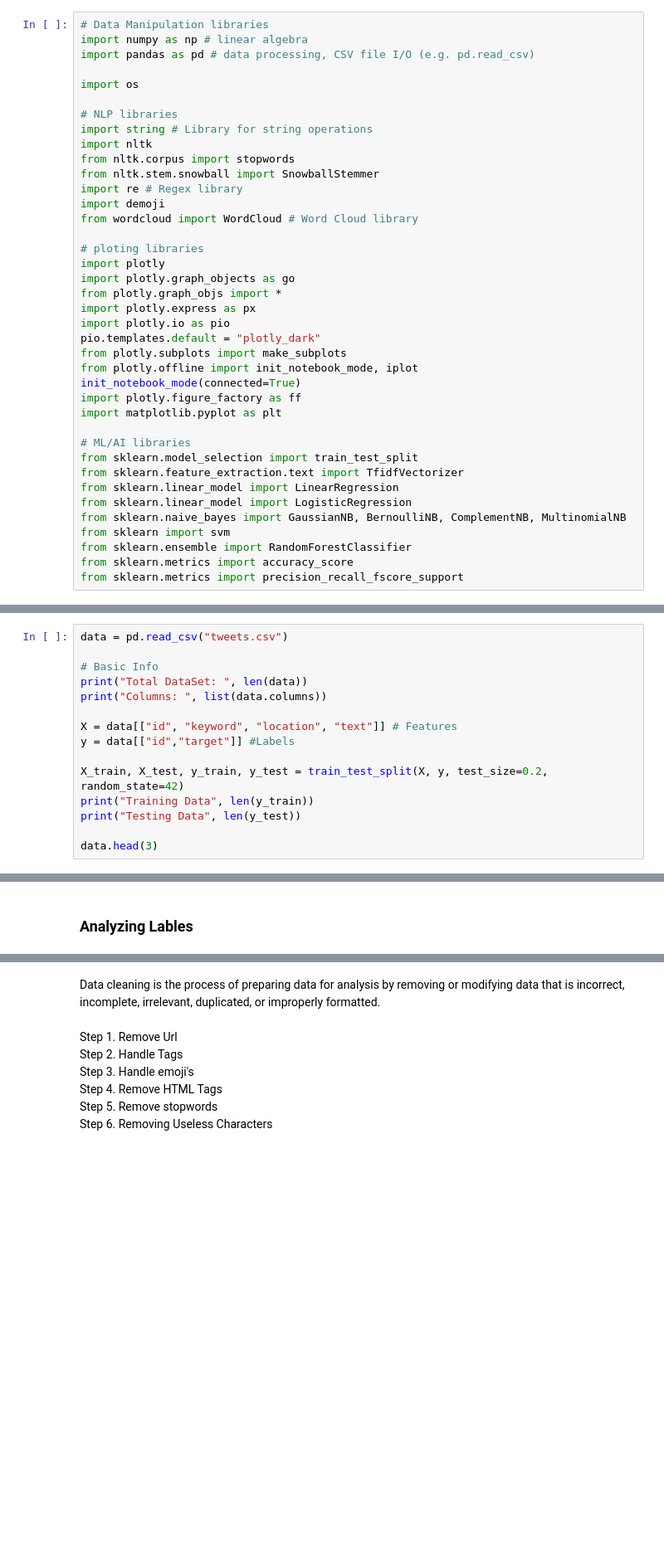
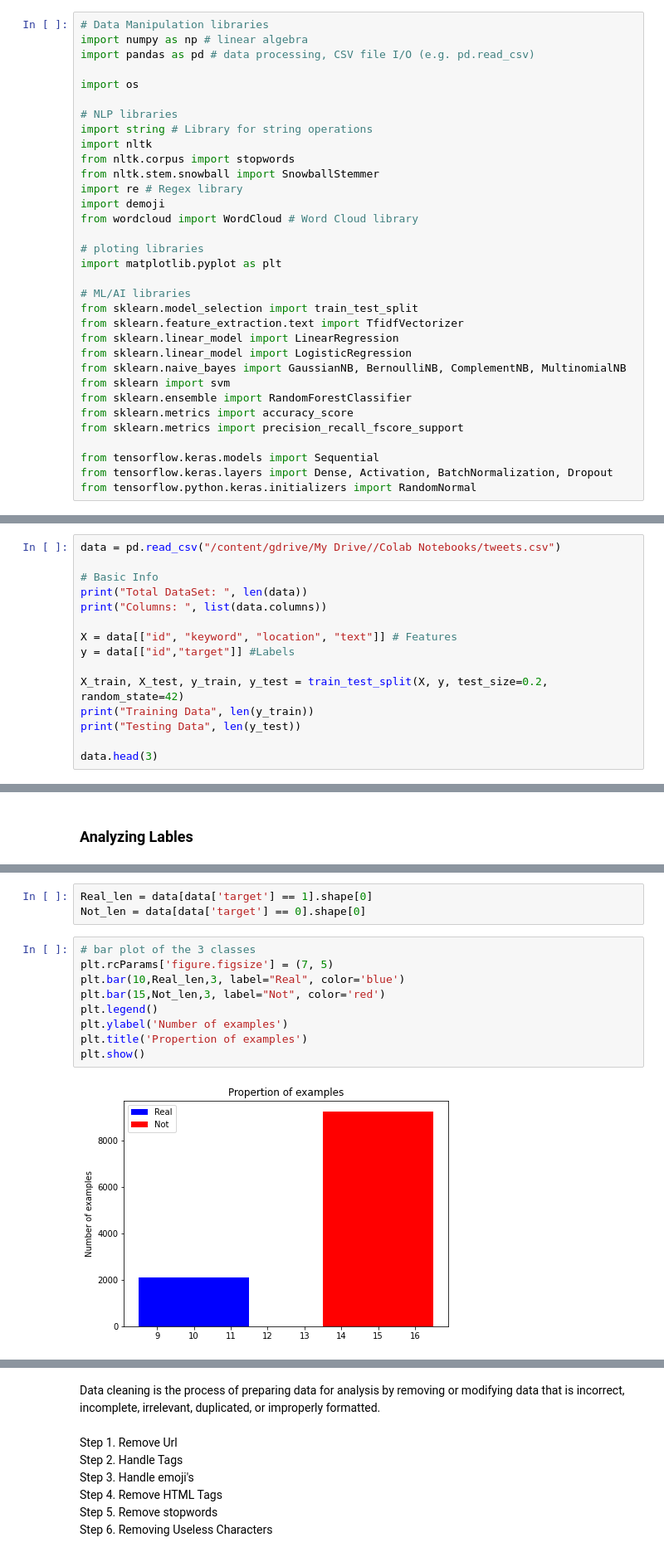
Before and after one commit to erYash15/Real-or-Not-NLP-with-Disaster-Tweets, a Jupyter notebook: Real_or_Not_NLP_with_Disaster_Tweets.ipynb, the cells around one changed output, grey strips where cells are left out. Shown at 83% size. Drawn from its saved outputs; the diff is of its cells as text; blank space fills up the shorter version.

```diff
--- a/Real_or_Not_NLP_with_Disaster_Tweets.ipynb
+++ b/Real_or_Not_NLP_with_Disaster_Tweets.ipynb
@@ -60,16 +96,6 @@ import demoji
 from wordcloud import WordCloud # Word Cloud library
 
 # ploting libraries
-import plotly
-import plotly.graph_objects as go
-from plotly.graph_objs import *
-import plotly.express as px
-import plotly.io as pio
-pio.templates.default = "plotly_dark"
-from plotly.subplots import make_subplots
-from plotly.offline import init_notebook_mode, iplot
-init_notebook_mode(connected=True)
-import plotly.figure_factory as ff
 import matplotlib.pyplot as plt
 
 # ML/AI libraries
@@ -82,5 +108,9 @@ from sklearn import svm
 from sklearn.ensemble import RandomForestClassifier
 from sklearn.metrics import accuracy_score
 from sklearn.metrics import precision_recall_fscore_support
+
+from tensorflow.keras.models import Sequential
+from tensorflow.keras.layers import Dense, Activation, BatchNormalization, Dropout
+from tensorflow.python.keras.initializers import RandomNormal
 # %% [markdown]
 ### Loading Data
@@ -87,5 +122,5 @@ from sklearn.metrics import precision_recall_fscore_support
 # %%
-data = pd.read_csv("tweets.csv")
+data = pd.read_csv("/content/gdrive/My Drive//Colab Notebooks/tweets.csv")
 
 # Basic Info
 print("Total DataSet: ", len(data))
@@ -130 +150,15 @@ NameError: name 'y_train' is not defined
+# %%
+Real_len = data[data['target'] == 1].shape[0]
+Not_len = data[data['target'] == 0].shape[0]
+# %%
+# bar plot of the 3 classes
+plt.rcParams['figure.figsize'] = (7, 5)
+plt.bar(10,Real_len,3, label="Real", color='blue')
+plt.bar(15,Not_len,3, label="Not", color='red')
+plt.legend()
+plt.ylabel('Number of examples')
+plt.title('Propertion of examples')
+plt.show()
+# %% [output]
+[figure, added]
 # %% [markdown]
```
Also changed, not shown: parts of 71 cells of this notebook.
